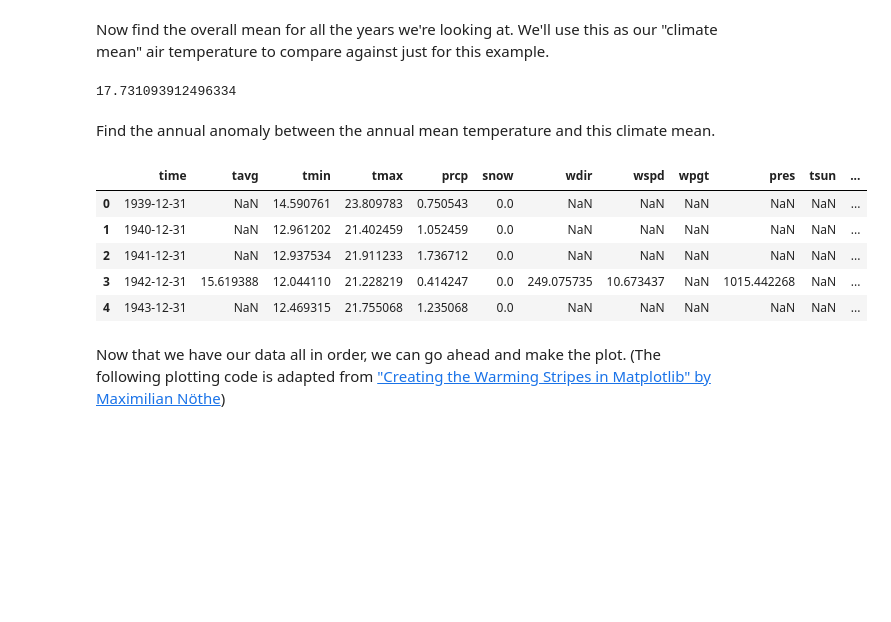
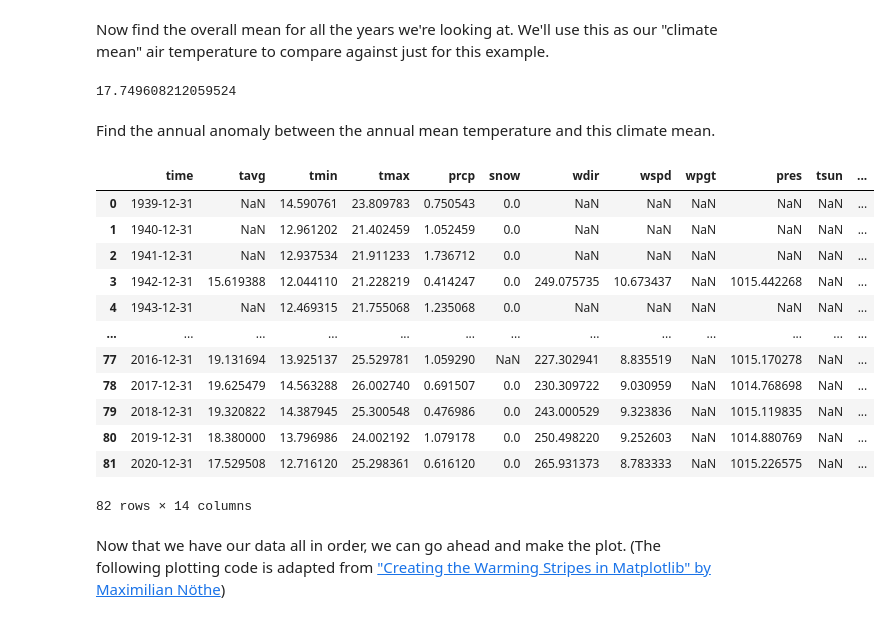
Before and after one commit to bwilder95/ulmo-warming-stripes, a Jupyter notebook: warming_stripes_BW.ipynb, the cells around one changed output. Cells and saved outputs as stored; diff of their text form; code cells hidden in the pictures; blank space fills up the shorter version.

```diff
--- a/warming_stripes_BW.ipynb
+++ b/warming_stripes_BW.ipynb
@@ -32,7 +32,7 @@ from matplotlib.colors import ListedColormap
 # %%
 # Set time period
 start = datetime(1900, 1, 1)
-end = datetime(2021, 12, 31)
+end = datetime(2020, 12, 31)
 # Create Point for San Diego, CA
 location = Point(32.715736, -117.161087, 70)
 # Get daily data for 2018
@@ -82,21 +82,28 @@ Now find the overall mean for all the years we're looking at. We'll use this as
 climate_mean = df_annual.tmean.mean()
 print(climate_mean)
 # %% [output]
-17.731093912496334
+17.749608212059524
 # %% [markdown]
 Find the annual anomaly between the annual mean temperature and this climate mean.
 # %%
 df_annual['anomaly'] = df_annual.tmean - climate_mean
 df_annual = df_annual.reset_index()
 df_annual['year'] = pd.DatetimeIndex(df_annual['time']).year
-df_annual.head()
+df_annual
 # %% [output]
 |  | time | tavg | tmin | tmax | prcp | snow | wdir | wspd | wpgt | pres | tsun | ... |
 | 0 | 1939-12-31 | NaN | 14.590761 | 23.809783 | 0.750543 | 0.0 | NaN | NaN | NaN | NaN | NaN | ... |
 | 1 | 1940-12-31 | NaN | 12.961202 | 21.402459 | 1.052459 | 0.0 | NaN | NaN | NaN | NaN | NaN | ... |
 | 2 | 1941-12-31 | NaN | 12.937534 | 21.911233 | 1.736712 | 0.0 | NaN | NaN | NaN | NaN | NaN | ... |
 | 3 | 1942-12-31 | 15.619388 | 12.044110 | 21.228219 | 0.414247 | 0.0 | 249.075735 | 10.673437 | NaN | 1015.442268 | NaN | ... |
 | 4 | 1943-12-31 | NaN | 12.469315 | 21.755068 | 1.235068 | 0.0 | NaN | NaN | NaN | NaN | NaN | ... |
+| ... | ... | ... | ... | ... | ... | ... | ... | ... | ... | ... | ... | ... |
+| 77 | 2016-12-31 | 19.131694 | 13.925137 | 25.529781 | 1.059290 | NaN | 227.302941 | 8.835519 | NaN | 1015.170278 | NaN | ... |
+| 78 | 2017-12-31 | 19.625479 | 14.563288 | 26.002740 | 0.691507 | 0.0 | 230.309722 | 9.030959 | NaN | 1014.768698 | NaN | ... |
+| 79 | 2018-12-31 | 19.320822 | 14.387945 | 25.300548 | 0.476986 | 0.0 | 243.000529 | 9.323836 | NaN | 1015.119835 | NaN | ... |
+| 80 | 2019-12-31 | 18.380000 | 13.796986 | 24.002192 | 1.079178 | 0.0 | 250.498220 | 9.252603 | NaN | 1014.880769 | NaN | ... |
+| 81 | 2020-12-31 | 17.529508 | 12.716120 | 25.298361 | 0.616120 | 0.0 | 265.931373 | 8.783333 | NaN | 1015.226575 | NaN | ... |
+82 rows × 14 columns
 # %% [markdown]
 Now that we have our data all in order, we can go ahead and make the plot. (The following plotting code is adapted from ["Creating the Warming Stripes in Matplotlib" by Maximilian Nöthe](https://matplotlib.org/matplotblog/posts/warming-stripes/))
 # %% [markdown]
```
Also changed, not shown: parts of 1 cell of this notebook.
